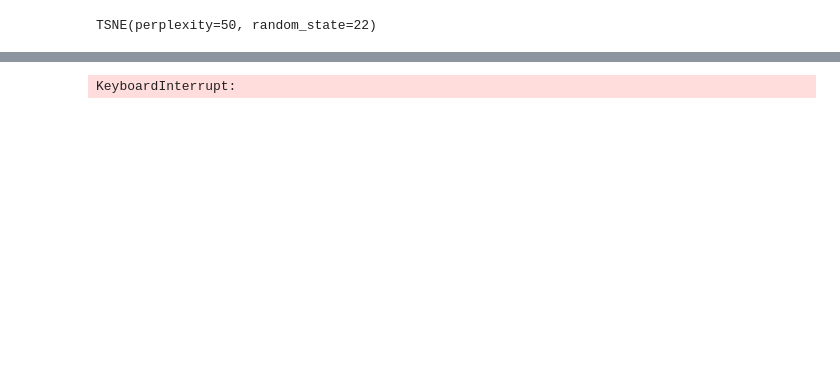
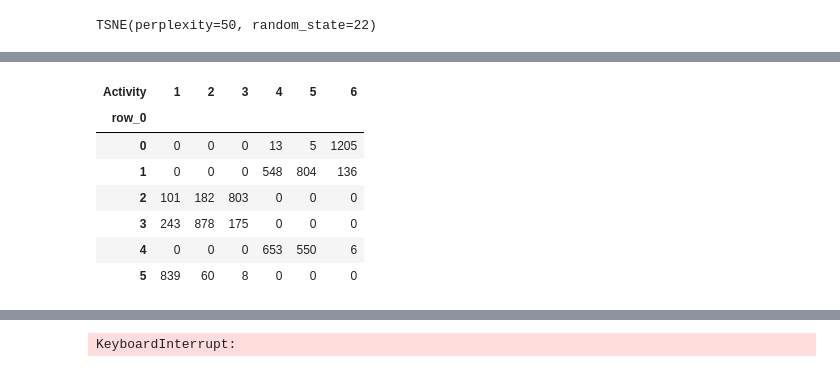
Before and after one commit to gekas145/WUM-2021-Projekty, a Jupyter notebook: Projekt2/final.ipynb, the cells around one changed output, grey strips where cells are left out. Drawn from its saved outputs; the diff is of its cells as text; code cells hidden in the pictures; blank space fills up the shorter version.

```diff
--- a/Projekt2/final.ipynb
+++ b/Projekt2/final.ipynb
@@ -177,0 +192,13 @@ plt.show()
+# %%
+label_matrix =  pd.crosstab(agglomerative_labels, y_train)
+label_matrix
+# klaster będziemy utożsamiać z tą etykietą, której w nim było najwięcej
+# %% [output]
+| Activity | 1 | 2 | 3 | 4 | 5 | 6 |
+| row_0 |  |  |  |  |  |  |
+| 0 | 0 | 0 | 0 | 13 | 5 | 1205 |
+| 1 | 0 | 0 | 0 | 548 | 804 | 136 |
+| 2 | 101 | 182 | 803 | 0 | 0 | 0 |
+| 3 | 243 | 878 | 175 | 0 | 0 | 0 |
+| 4 | 0 | 0 | 0 | 653 | 550 | 6 |
+| 5 | 839 | 60 | 8 | 0 | 0 | 0 |
```
Also changed, not shown: parts of 16 cells of this notebook.
